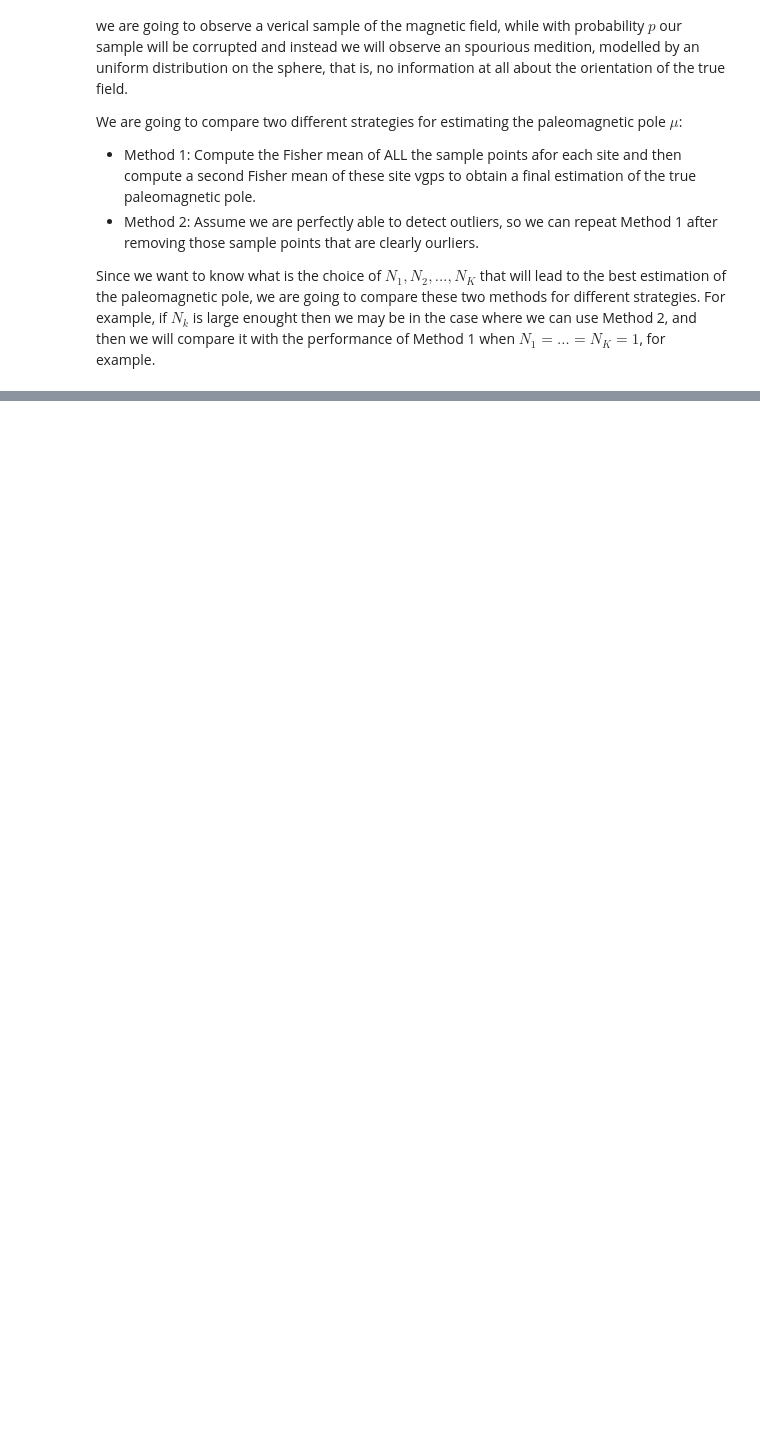
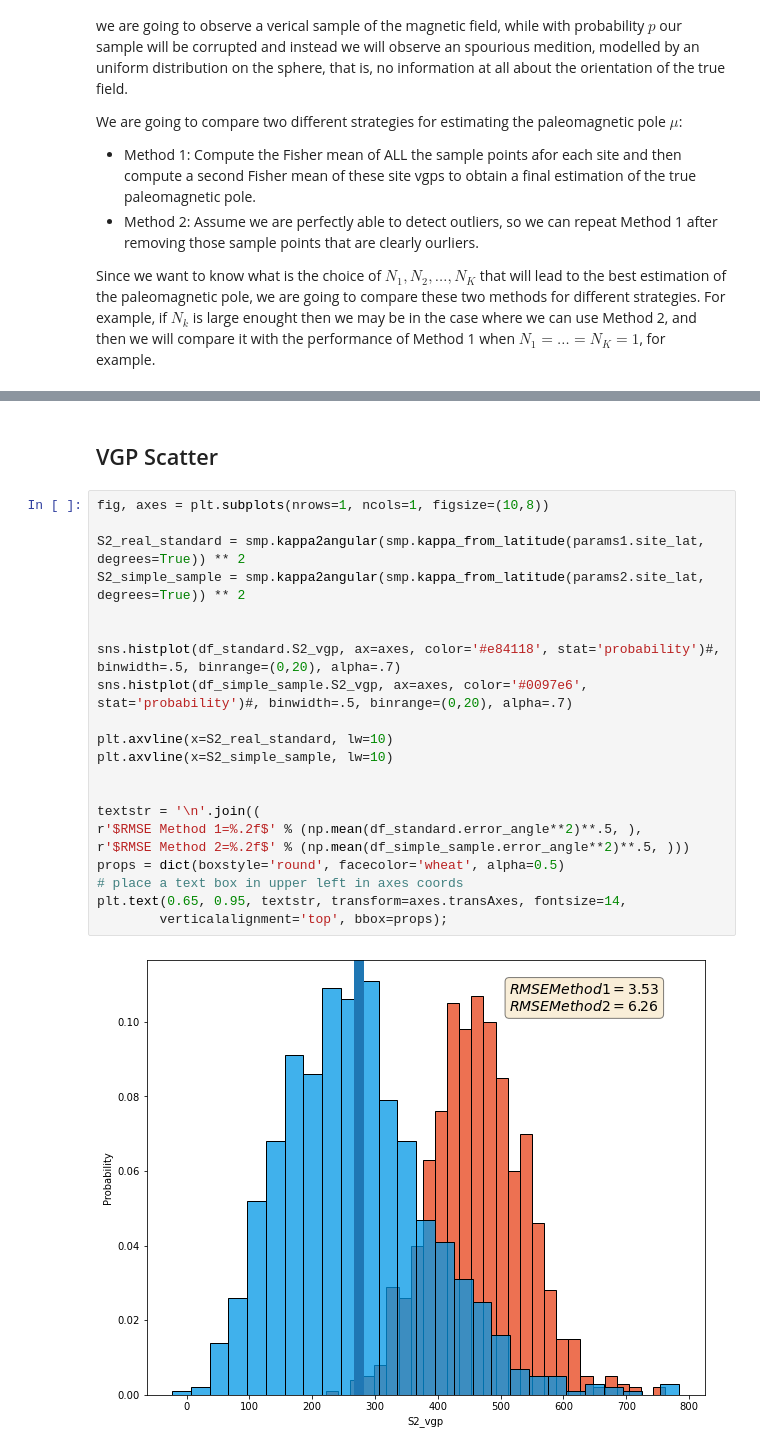
Before and after one commit to PolarWandering/PaleoSampling, a Jupyter notebook: Sampling_comparision.ipynb, the cells around one changed output, grey strips where cells are left out. Cells and saved outputs as stored; diff of their text form; blank space fills up the shorter version.

```diff
--- a/Sampling_comparision.ipynb
+++ b/Sampling_comparision.ipynb
@@ -85,0 +94,25 @@ plt.text(0.65, 0.95, textstr, transform=axes.transAxes, fontsize=14,
+# %% [markdown]
+## VGP Scatter
+# %%
+fig, axes = plt.subplots(nrows=1, ncols=1, figsize=(10,8))
+
+S2_real_standard = smp.kappa2angular(smp.kappa_from_latitude(params1.site_lat, degrees=True)) ** 2
+S2_simple_sample = smp.kappa2angular(smp.kappa_from_latitude(params2.site_lat, degrees=True)) ** 2
+
+
+sns.histplot(df_standard.S2_vgp, ax=axes, color='#e84118', stat='probability')#, binwidth=.5, binrange=(0,20), alpha=.7)
+sns.histplot(df_simple_sample.S2_vgp, ax=axes, color='#0097e6', stat='probability')#, binwidth=.5, binrange=(0,20), alpha=.7)
+
+plt.axvline(x=S2_real_standard, lw=10)
+plt.axvline(x=S2_simple_sample, lw=10)
+
+
+textstr = '\n'.join((
+r'$RMSE Method 1=%.2f$' % (np.mean(df_standard.error_angle**2)**.5, ),
+r'$RMSE Method 2=%.2f$' % (np.mean(df_simple_sample.error_angle**2)**.5, )))
+props = dict(boxstyle='round', facecolor='wheat', alpha=0.5)
+# place a text box in upper left in axes coords
+plt.text(0.65, 0.95, textstr, transform=axes.transAxes, fontsize=14,
+        verticalalignment='top', bbox=props);
+# %% [output]
+[figure, added]
```
Also changed, not shown: parts of 6 cells of this notebook, 1 other file.
